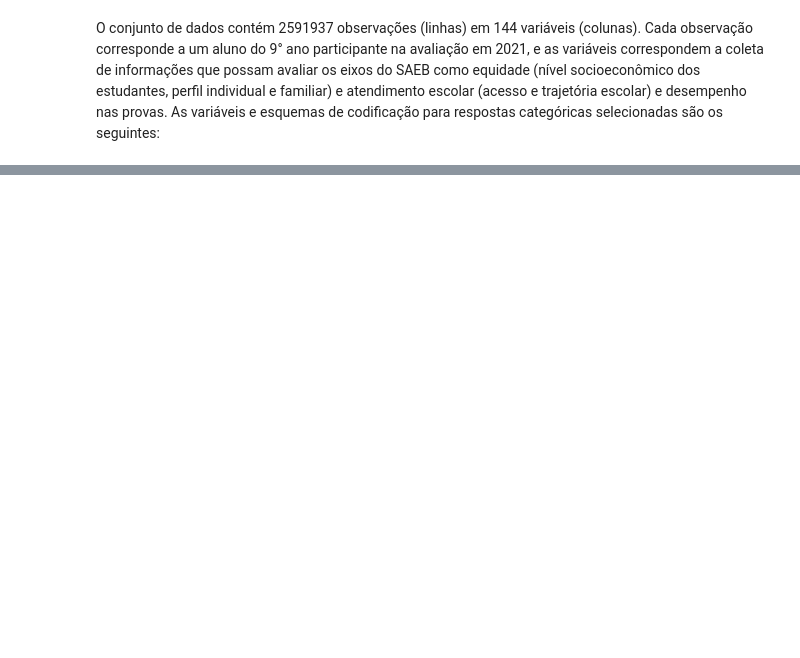
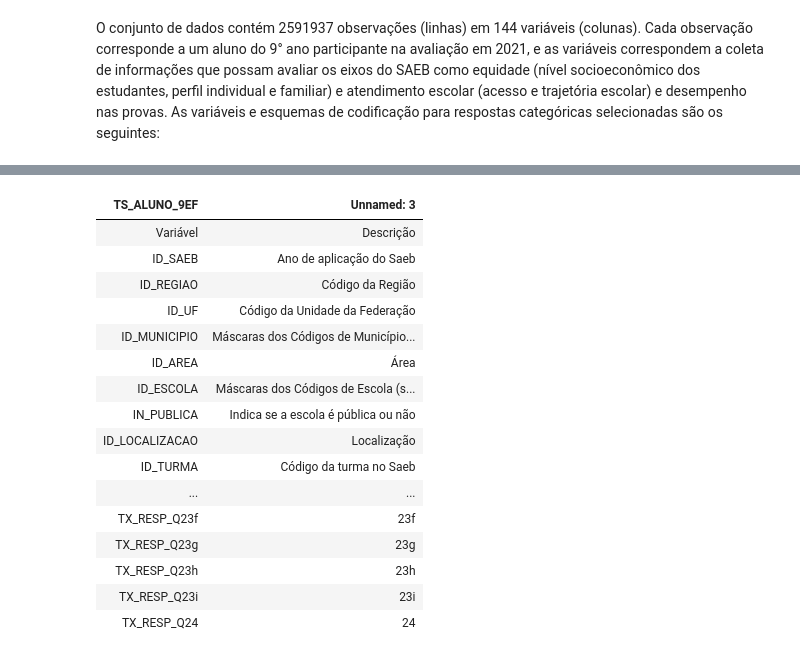
Before and after one commit to emilly788/TCC, a Jupyter notebook: TCC.ipynb, the cells around one changed output, grey strips where cells are left out. Saved outputs shown, nothing was run; the diff lists cells and outputs as text; code cells hidden in the pictures; blank space fills up the shorter version.

```diff
--- a/TCC.ipynb
+++ b/TCC.ipynb
@@ -705,0 +1224,25 @@ Abaixo está uma listagem literal das perguntas do Questionário de Estudante(TX
+# %%
+dicionario_2023 = pd.read_excel(r"2023/Dicionario_Saeb_2023.xlsx", sheet_name="TS_ALUNO_9EF")
+dicionario_2023 = dicionario_2023[["TS_ALUNO_9EF", "Unnamed: 3"]]
+dicionario_2023 = dicionario_2023.dropna(how="all")
+
+from IPython.display import display
+display(dicionario_2023.style.hide(axis="index"))
+# %% [output]
+| TS_ALUNO_9EF | Unnamed: 3 |
+| Variável | Descrição |
+| ID_SAEB | Ano de aplicação do Saeb |
+| ID_REGIAO | Código da Região |
+| ID_UF | Código da Unidade da Federação |
+| ID_MUNICIPIO | Máscaras dos Códigos de Município... |
+| ID_AREA | Área |
+| ID_ESCOLA | Máscaras dos Códigos de Escola (s... |
+| IN_PUBLICA | Indica se a escola é pública ou não |
+| ID_LOCALIZACAO | Localização |
+| ID_TURMA | Código da turma no Saeb |
+| ... | ... |
+| TX_RESP_Q23f | 23f |
+| TX_RESP_Q23g | 23g |
+| TX_RESP_Q23h | 23h |
+| TX_RESP_Q23i | 23i |
+| TX_RESP_Q24 | 24 |
```
Also changed, not shown: parts of 20 cells of this notebook.
